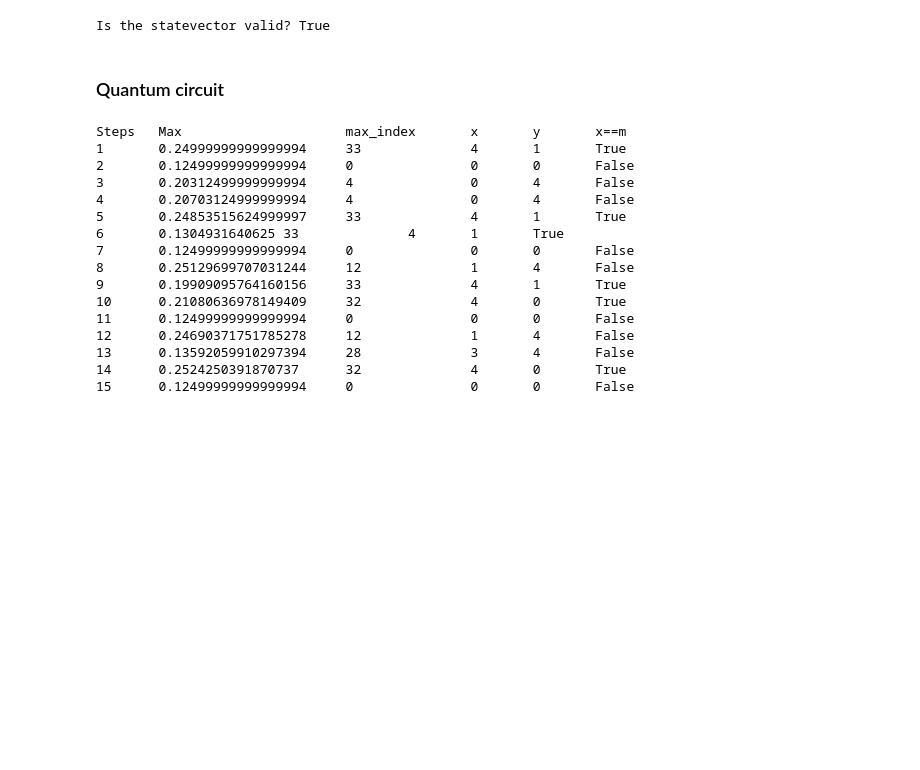
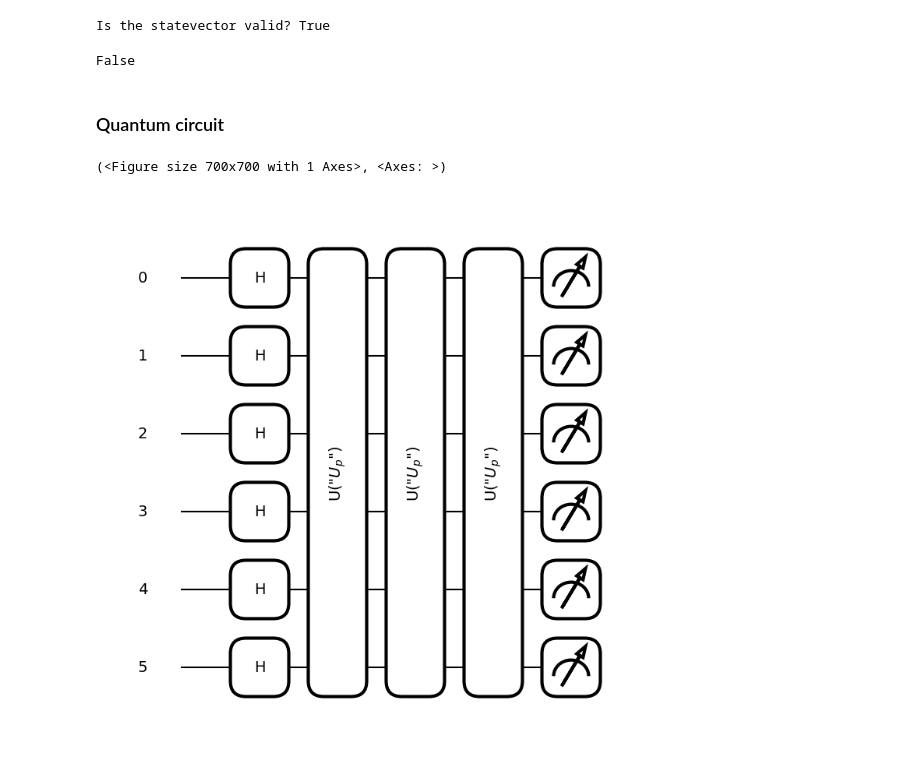
Before and after one commit to maxwell04-wq/qrw-for-pagerank, a Jupyter notebook: LitRev/2016_santos_queries/santos.ipynb, the cells around one changed output. Cells and saved outputs as stored; diff of their text form; code cells hidden in the pictures; blank space fills up the shorter version.

```diff
--- a/LitRev/2016_santos_queries/santos.ipynb
+++ b/LitRev/2016_santos_queries/santos.ipynb
@@ -120,6 +120,9 @@ print("Is the statevector valid?", qml.math.isclose(qml.math.norm(np.sum(psi**2)
 Is the statevector valid? True
 # %%
 Up = np.dot(RB, RA) # marked walk operator
+np.allclose(Up, Up.T)
+# %% [output]
+False
 # %% [markdown]
 ### Quantum circuit
 # %%
@@ -131,49 +134,14 @@ dev = qml.device("default.qubit", wires=num_qubits)
 def circuit(steps):
     # qml.StatePrep(psi, wires=range(num_qubits))
     [qml.Hadamard(i) for i in range(num_qubits)]
-    # [qml.Hadamard(i) for i in range(N)]
-    # [qml.Hadamard(i) for i in range(2**n, N)]
     for _ in range(steps):
         # Apply the unitary matrix
-        qml.QubitUnitary(Up, wires=range(num_qubits), id=r"U_p")
+        qml.QubitUnitary(Up, wires=range(num_qubits), id=r"$U_p$")
     # Measure all qubits
     return qml.state()
-
-# data arrays
-m_x = []
-m_y = []
-max_data = []
-
-# Execute the circuit
-print("Steps\tMax\t\t\tmax_index\tx\ty\tx==m")
-steps = 3*N
-for k in range(1, steps+1):
-    state_vector = circuit(k)
-    # Plot the quantum circuit
-    # fig, ax = qml.draw_mpl(circuit)(steps)
-    # ax.set_title(f"k={steps}", fontsize=20)
-    max_prob = np.abs(np.max(state_vector))
-    max_data.append(max_prob)
-    max_index = qml.math.argmax(state_vector)
-    print(f"{k}\t{np.abs(np.max(state_vector))}\t{max_index}\t\t{max_index//2**n}\t{max_index%2**n}\t{max_index//2**n==m-1}")
-    if max_index//2**n==m-1:
-        m_x.append(k)
-        m_y.append(max_prob)
-    # print(state_vector)
-# %% [output]
-Steps   Max                     max_index       x       y       x==m
-1       0.24999999999999994     33              4       1       True
-2       0.12499999999999994     0               0       0       False
-3       0.20312499999999994     4               0       4       False
-4       0.20703124999999994     4               0       4       False
-5       0.24853515624999997     33              4       1       True
-6       0.1304931640625 33              4       1       True
-7       0.12499999999999994     0               0       0       False
-8       0.25129699707031244     12              1       4       False
-9       0.19909095764160156     33              4       1       True
-10      0.21080636978149409     32              4       0       True
-11      0.12499999999999994     0               0       0       False
-12      0.24690371751785278     12              1       4       False
-13      0.13592059910297394     28              3       4       False
-14      0.2524250391870737      32              4       0       True
-15      0.12499999999999994     0               0       0       False
+# %%
+# draw a sample quantum circuit
+qml.draw_mpl(circuit)(3)
+# %% [output]
+(<Figure size 700x700 with 1 Axes>, <Axes: >)
+[figure, added]
```
Also changed, not shown: parts of 4 cells of this notebook.
